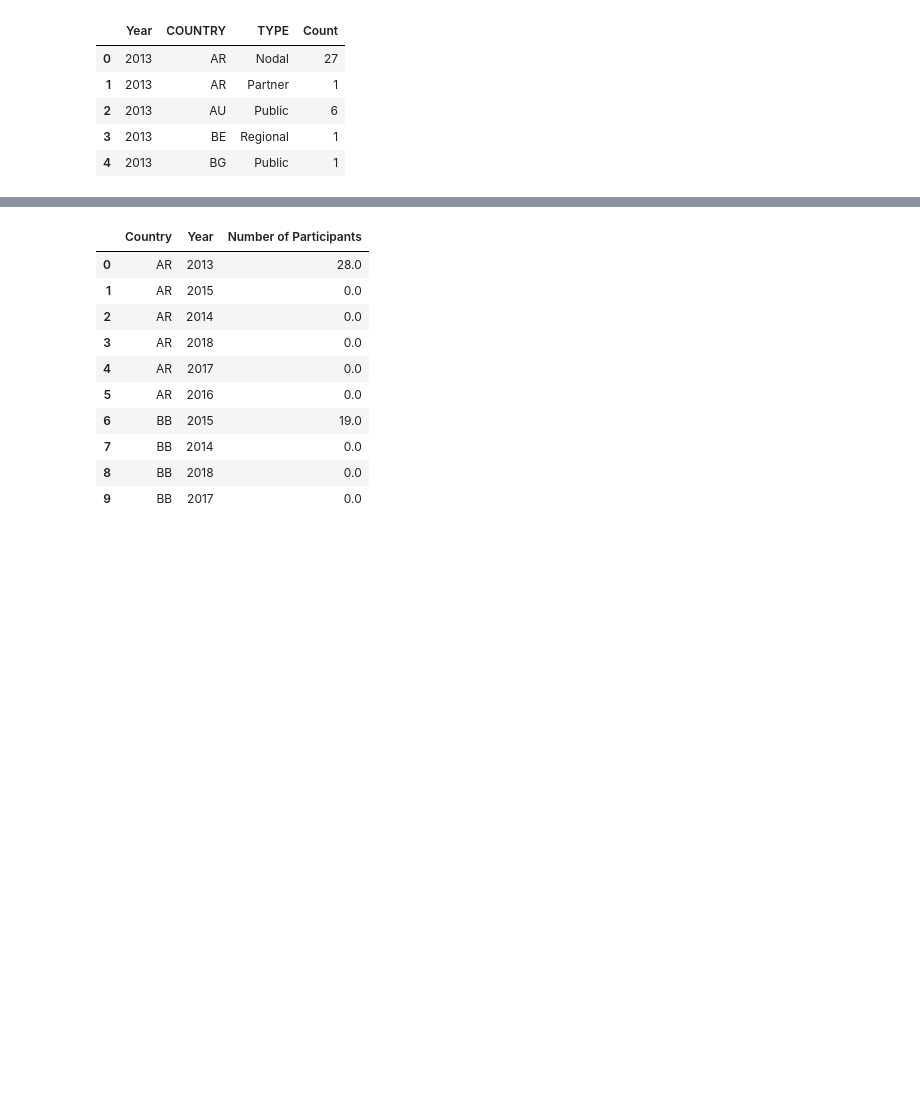
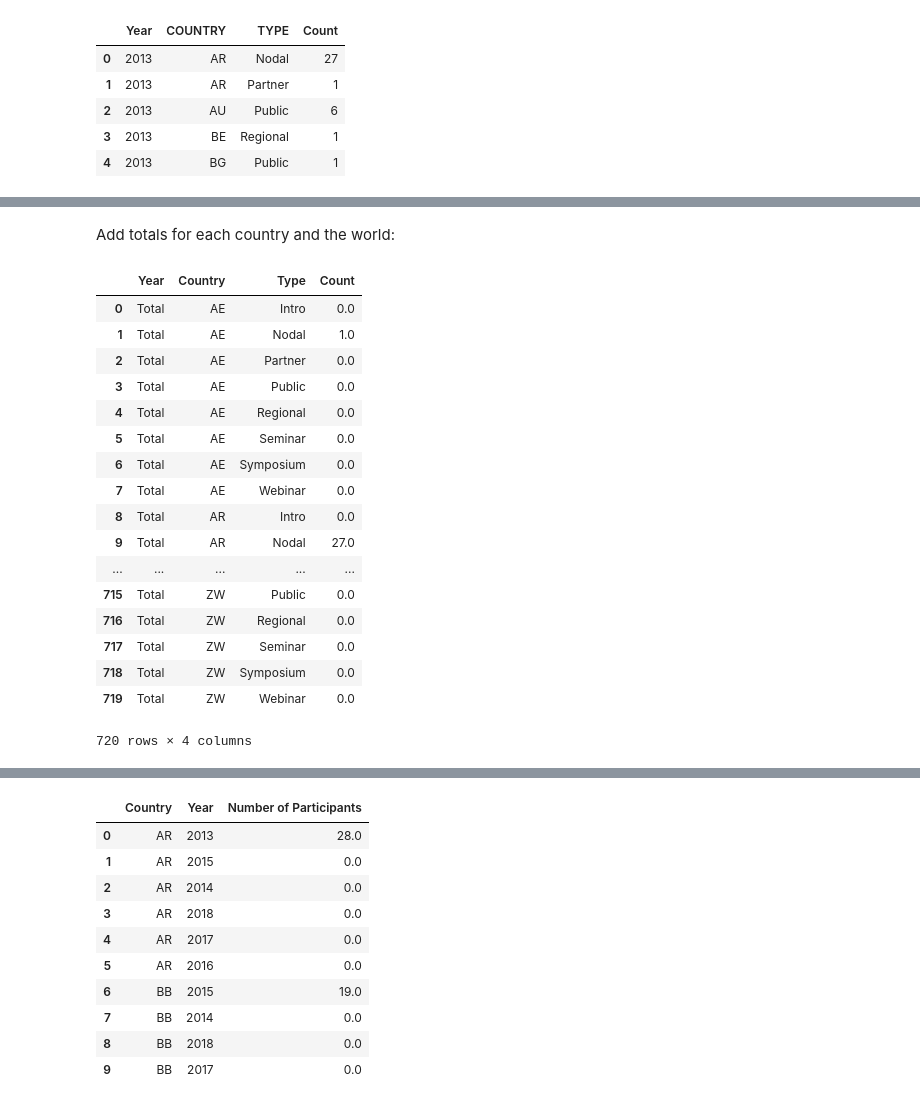
Before and after one commit to charlottegiseleweil/natcap-training-viz, a Jupyter notebook: Preprocessing/Preprocessing_shikhar.ipynb, the cells around one changed output, grey strips where cells are left out. Drawn from its saved outputs; the diff is of its cells as text; code cells hidden in the pictures; blank space fills up the shorter version.

```diff
--- a/Preprocessing/Preprocessing_shikhar.ipynb
+++ b/Preprocessing/Preprocessing_shikhar.ipynb
@@ -216,0 +265,6 @@ type_grouped_by_year_and_country.head()
+# %%
+type_grouped_by_year_and_country.rename(columns={'COUNTRY': 'Country', 'TYPE': 'Type'}, inplace=True)
+# %%
+type_stats = type_grouped_by_year_and_country.append(empty).groupby(['Year', 'Country', 'Type']).max()
+display(type_stats.shape)
+type_stats.head(16)
@@ -216,0 +361,3 @@ type_grouped_by_year_and_country.head()
+# %%
+type_stats = type_stats.reset_index().append(world_stats).groupby(['Year', 'Country', 'Type']).max()
+type_stats
@@ -216,0 +384,28 @@ type_grouped_by_year_and_country.head()
+# %% [markdown]
+Add totals for each country and the world:
+# %%
+totals = type_stats.groupby(['Country', 'Type']).sum().reset_index()
+totals['Year'] = 'Total'
+cols = totals.columns.tolist()
+cols = cols[-1:] + cols[:-1]
+totals = totals[cols]
+totals
+# %% [output]
+|  | Year | Country | Type | Count |
+| 0 | Total | AE | Intro | 0.0 |
+| 1 | Total | AE | Nodal | 1.0 |
+| 2 | Total | AE | Partner | 0.0 |
+| 3 | Total | AE | Public | 0.0 |
+| 4 | Total | AE | Regional | 0.0 |
+| 5 | Total | AE | Seminar | 0.0 |
+| 6 | Total | AE | Symposium | 0.0 |
+| 7 | Total | AE | Webinar | 0.0 |
+| 8 | Total | AR | Intro | 0.0 |
+| 9 | Total | AR | Nodal | 27.0 |
+| ... | ... | ... | ... | ... |
+| 715 | Total | ZW | Public | 0.0 |
+| 716 | Total | ZW | Regional | 0.0 |
+| 717 | Total | ZW | Seminar | 0.0 |
+| 718 | Total | ZW | Symposium | 0.0 |
+| 719 | Total | ZW | Webinar | 0.0 |
+720 rows × 4 columns
```
Also changed, not shown: parts of 24 cells of this notebook, 5 other files.
